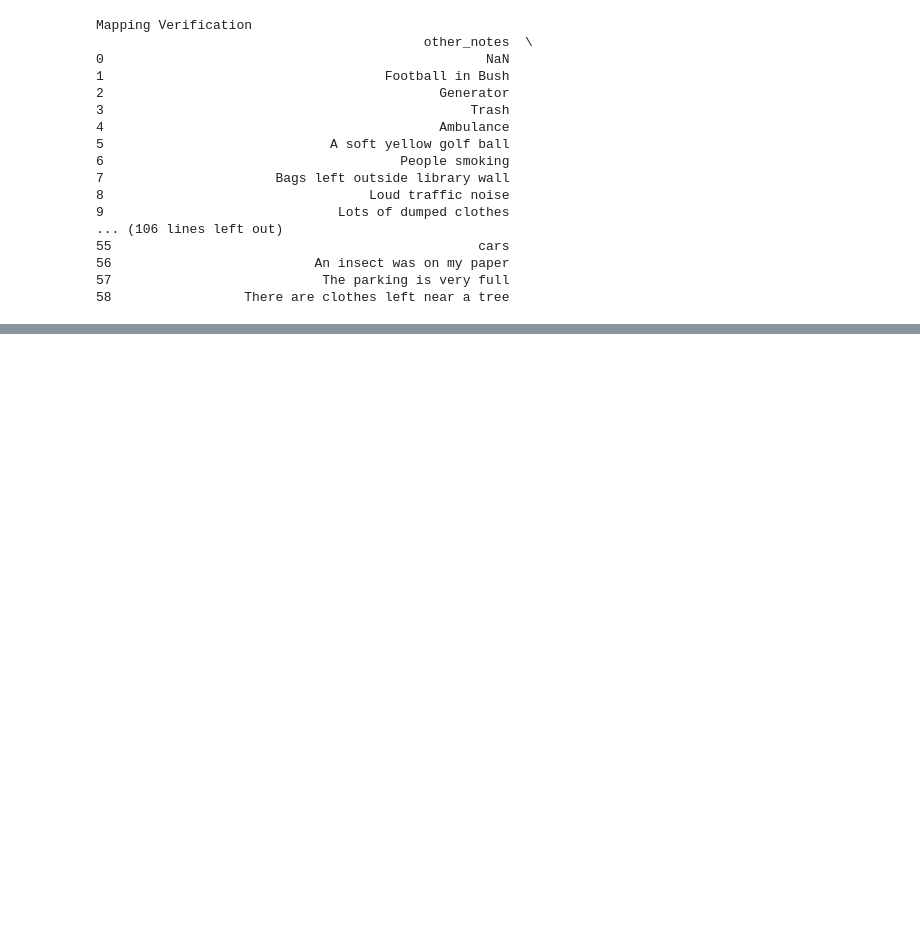
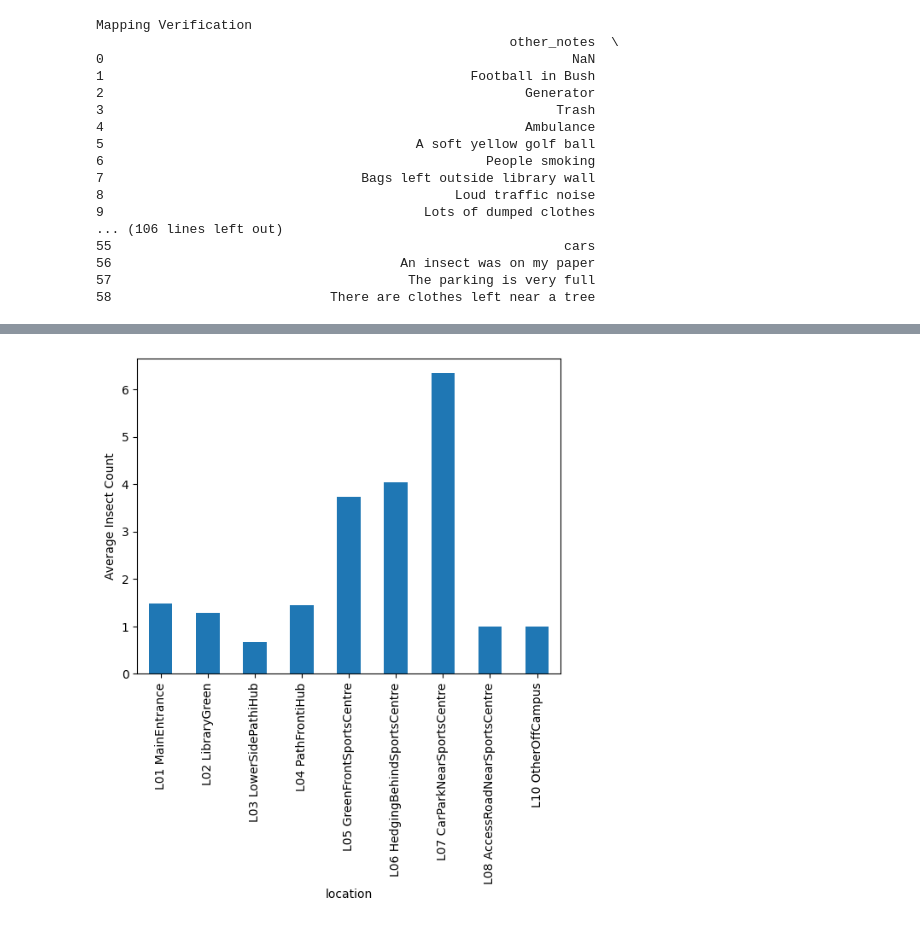
Before and after one commit to LowRands/Machine-Learning-with-python, a Jupyter notebook: Campus_Dataset_Project.ipynb, the cells around one changed output, grey strips where cells are left out. Saved outputs shown, nothing was run; the diff lists cells and outputs as text; code cells hidden in the pictures; blank space fills up the shorter version.

```diff
--- a/Campus_Dataset_Project.ipynb
+++ b/Campus_Dataset_Project.ipynb
@@ -298,0 +334,6 @@ display(df)
+# %%
+df.groupby('location')['insects_count'].mean().plot(kind='bar')
+plt.ylabel("Average Insect Count")
+plt.show()
+# %% [output]
+[figure, added]
```
Also changed, not shown: parts of 16 cells of this notebook.
